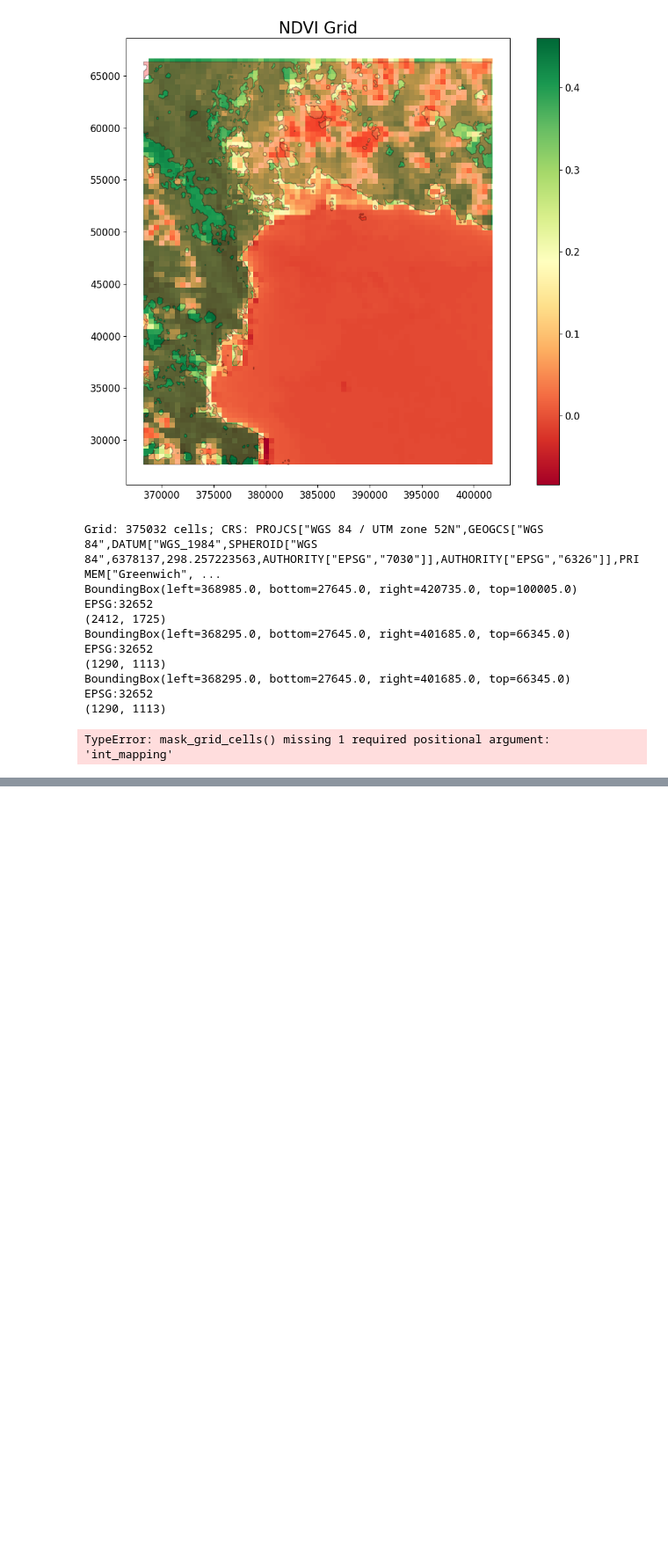
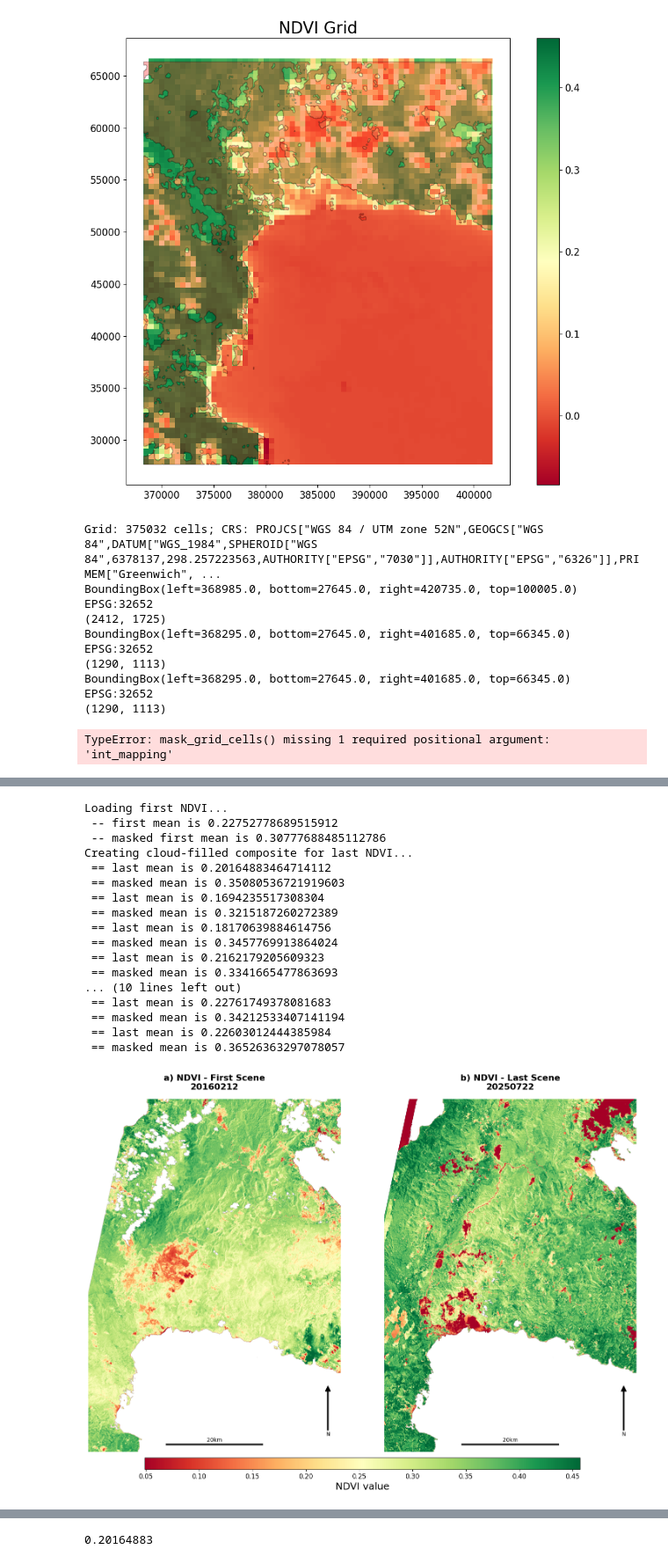
Before and after one commit to alterandos/wedabaywatch, a Jupyter notebook: main.ipynb, the cells around one changed output, grey strips where cells are left out. Shown at 88% size. Drawn from its saved outputs; the diff is of its cells as text; code cells hidden in the pictures; blank space fills up the shorter version.

Commit message:
updated main.ipynb with first vs. final index image comparison plots

```diff
--- a/main.ipynb
+++ b/main.ipynb
@@ -613,0 +539,69 @@ cloud_map
+# %%
+reload(classification)
+reload(ca)
+# === INDEX VISUALIZATION WITH CLOUD-FILLED COMPOSITE ===
+
+# File paths
+derived_folder = 'data/derived'
+clipped_folder = 'data/clipped'
+
+first = 'LC08_L2SP_109060_20160212_20200907_02_T1'
+last = ['LC09_L2SP_109060_20250722_20250725_02_T1',
+        'LC09_L2SP_109060_20250316_20250317_02_T1',
+        'LC09_L2SP_109060_20240226_20240228_02_T1',
+        'LC08_L2SP_109060_20250527_20250603_02_T1',
+        'LC08_L2SP_109060_20250220_20250226_02_T1',
+        'LC08_L2SP_109060_20241218_20241227_02_T1',
+        'LC08_L2SP_109060_20241015_20241021_02_T1',
+        'LC08_L2SP_109060_20240929_20241005_02_T1',
+        'LC09_L2SP_109060_20231005_20231006_02_T1',
+        'LC08_L2SP_109060_20240202_20240208_02_T1',
+        'LC08_L2SP_109060_20231216_20240103_02_T1']
+
+last_sorted = sorted(last, key=lambda x: pipeline.extract_scene_date(x), reverse=True)
+
+cmaps = [
+    ('Greys', 'Greyscale'),
+    ('RdYlBu_r', 'Red-Yellow-Blue (reversed)'),
+    ('YlOrBr', 'Yellow-Orange-Brown'),
+    ('terrain', 'Terrain')
+]
+
+mask_water = True
+classified_state, _ = classification.get_final_state()
+classified_state_mask_values = [-1] # WATER = -1 because of Vinnie
+
+# Example usage:
+
+# BSI with Red-Yellow-Blue; # NDVI with Red-Yellow-Green
+ca.plot_first_last_comparison(last_sorted, first, str(derived_folder), str(clipped_folder), classified_state, classified_state_mask_values, mask_states=mask_water, index_name='BSI', cmap='RdYlBu_r', percentile=(2, 98))
+ca.plot_first_last_comparison(last_sorted, first, str(derived_folder), str(clipped_folder), classified_state, classified_state_mask_values, mask_states=mask_water, index_name='NDVI', cmap='RdYlGn', percentile=(2, 98))
+
+# # BSI, NDVI with Greyscale
+ca.plot_first_last_comparison(last_sorted, first, str(derived_folder), str(clipped_folder), classified_state, classified_state_mask_values, mask_states=mask_water, index_name='BSI', cmap='Greys', percentile=(2, 98))
+ca.plot_first_last_comparison(last_sorted, first, str(derived_folder), str(clipped_folder), classified_state, classified_state_mask_values, mask_states=mask_water, index_name='NDVI', cmap='Greys', percentile=(2, 98))
+
+ca.plot_first_last_comparison(last_sorted, first, str(derived_folder), str(clipped_folder), classified_state, classified_state_mask_values, mask_states=False, index_name='FERRIC_IRON', cmap='YlOrBr', percentile=(2, 98))
+ca.plot_first_last_comparison(last_sorted, first, str(derived_folder), str(clipped_folder), classified_state, classified_state_mask_values, mask_states=False, index_name='FERRIC_IRON', cmap='Greys', percentile=(2, 98))
+
+ca.plot_first_last_comparison(last_sorted, first, str(derived_folder), str(clipped_folder), classified_state, classified_state_mask_values, mask_states=False, index_name='MNDWI', cmap='RdYlBu_r', percentile=(2, 98))
+ca.plot_first_last_comparison(last_sorted, first, str(derived_folder), str(clipped_folder), classified_state, classified_state_mask_values, mask_states=False, index_name='MNDWI', cmap='Greys', percentile=(2, 98))
+# %% [output]
+Loading first NDVI...
+ -- first mean is 0.22752778689515912
+ -- masked first mean is 0.30777688485112786
+Creating cloud-filled composite for last NDVI...
+ == last mean is 0.20164883464714112
+ == masked mean is 0.35080536721919603
+ == last mean is 0.1694235517308304
+ == masked mean is 0.3215187260272389
+ == last mean is 0.18170639884614756
+ == masked mean is 0.3457769913864024
+ == last mean is 0.2162179205609323
+ == masked mean is 0.3341665477863693
+... (10 lines left out)
+ == last mean is 0.22761749378081683
+ == masked mean is 0.34212533407141194
+ == last mean is 0.22603012444385984
+ == masked mean is 0.36526363297078057
+[figure, added]
@@ -613,0 +622,6 @@ cloud_map
+# %%
+with rasterio.open(os.path.join(derived_folder, last_sorted[0], 'NDVI')) as f:
+    data=  f.read(1)
+    print(np.nanmean(data))
+# %% [output]
+0.20164883
```
Also changed, not shown: parts of 5 cells of this notebook, 4 other files.
